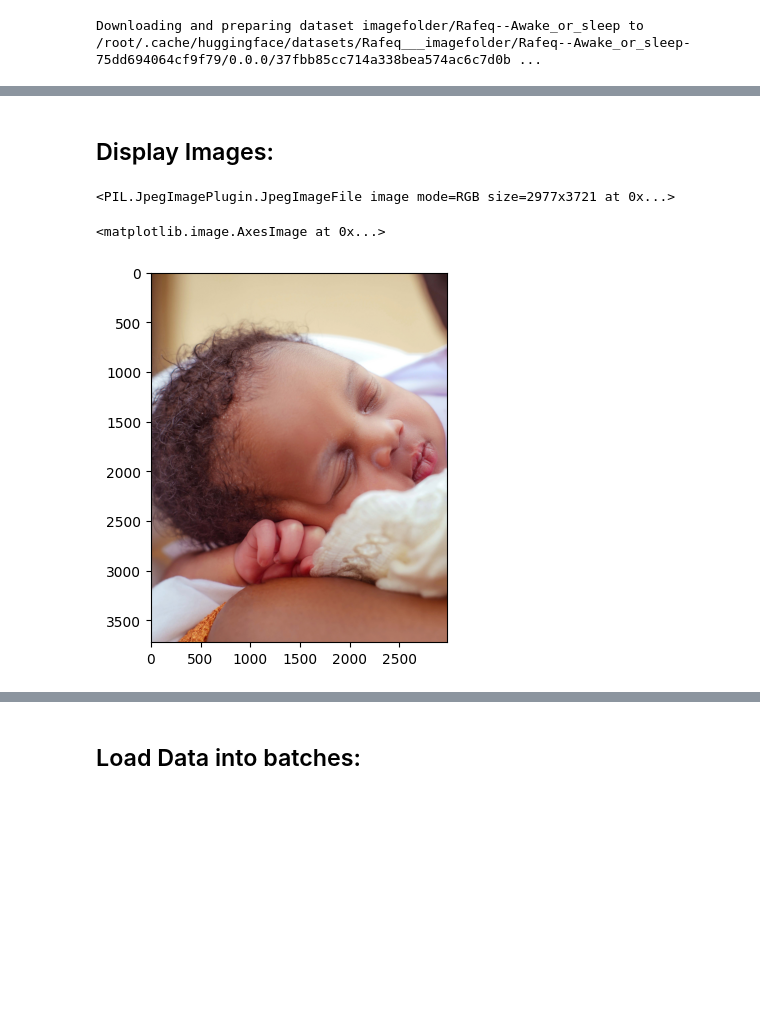
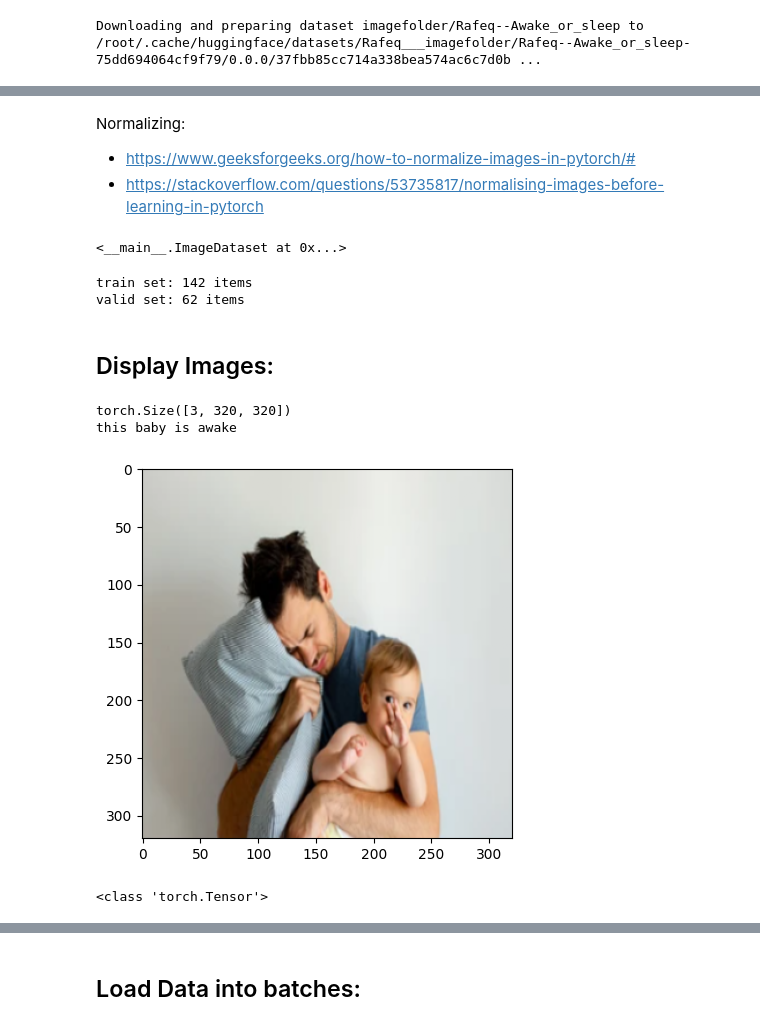
Before and after one commit to chrlatte/babies, a Jupyter notebook: babies.ipynb, the cells around one changed output, grey strips where cells are left out. Drawn from its saved outputs; the diff is of its cells as text; code cells hidden in the pictures; blank space fills up the shorter version.

```diff
--- a/babies.ipynb
+++ b/babies.ipynb
@@ -63,0 +53,33 @@ DatasetDict({
+# %%
+class ImageDataset(Dataset):
+    def __init__(self, dataset, transform=None, train=False):
+        self.dataset = dataset
+        # self.features = dataset.features.keys()
+        self.transform = transform
+        self.train = train
+
+    def __len__(self):
+        return len(self.dataset)
+
+    def __getitem__(self, idx):
+        row = self.dataset[idx]
+        image = row['image']
+        label = row['label']
+        if self.transform:
+            image = self.transform(image)
+        return image[:3, :, :], label
+
+    # def __repr__(self):
+    #     return self.dataset.__repr__()
+# %% [markdown]
+Normalizing:
+- https://www.geeksforgeeks.org/how-to-normalize-images-in-pytorch/#
+- https://stackoverflow.com/questions/53735817/normalising-images-before-learning-in-pytorch
+# %%
+train_transform = transforms.Compose([transforms.Resize((320,320)),
+                                      transforms.ToTensor() ]) # TODO: eventually want to normalize, and also possibly flip or rotate
+# %%
+train_set = ImageDataset(initial_train_set, transform = train_transform, train = True)
+train_set
+# %% [output]
+<__main__.ImageDataset at 0x...>
@@ -64,21 +89,30 @@ DatasetDict({
+# %%
+print(f"train set: {len(train_set)} items")
+print(f"valid set: {len(valid_set)} items")
+# %% [output]
+train set: 142 items
+valid set: 62 items
 # %% [markdown]
 ## Display Images:
+# %%
+for img, label in train_set:
+  print(img.shape)
+  plt.imshow(img.permute(1, 2, 0))
+
+  if label == 1: label = "asleep"
+  else: label = "awake"
+
+  print(f"this baby is {label}")
+
+  break
+# %% [output]
+torch.Size([3, 320, 320])
+this baby is awake
+[figure, added]
 # %%
-for img in train_data["image"]:
-  print(img)
+for img, label in train_set:
   break
+
+print(type(img))
 # %% [output]
-<PIL.JpegImagePlugin.JpegImageFile image mode=RGB size=2977x3721 at 0x...>
+<class 'torch.Tensor'>
-# %%
-
-img.save('image.jpg', quality=95)
-
-from google.colab.patches import cv2_imshow
-import matplotlib.pyplot as plt
-
-# opencvImage = np.array(img)
-# plt.imshow(opencvImage)
-plt.imshow(img)
-# %% [output]
-<matplotlib.image.AxesImage at 0x...>
-[figure, removed]
```
Also changed, not shown: parts of 22 cells of this notebook.
